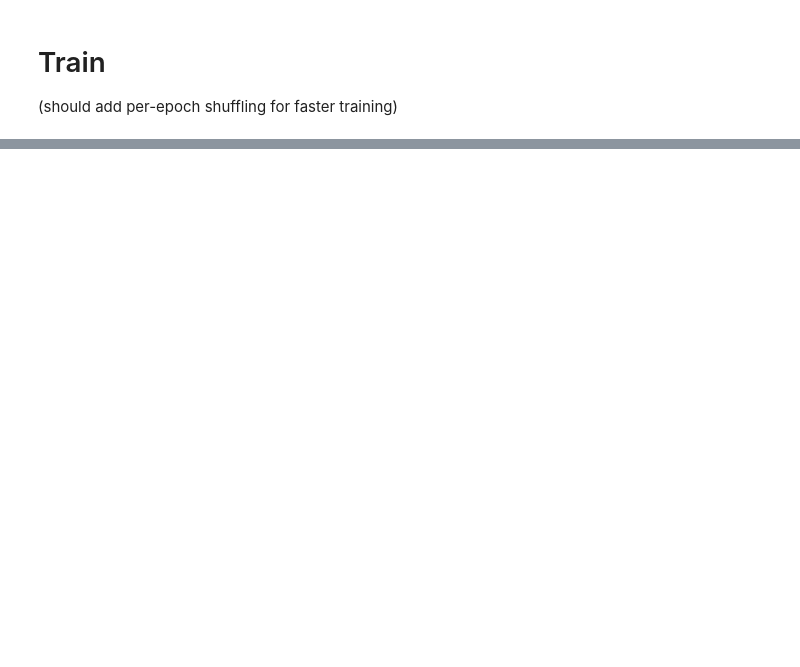
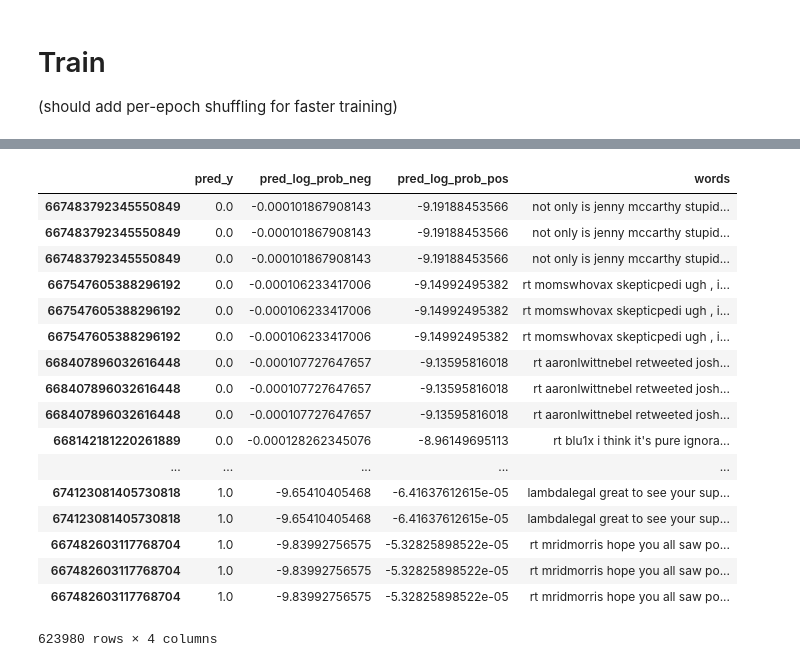
Before and after one commit to quinngroup/sm_w2v, a Jupyter notebook: notebooks/Sentiment_Analysis.ipynb, the cells around one changed output, grey strips where cells are left out. Cells and saved outputs as stored; diff of their text form; code cells hidden in the pictures; blank space fills up the shorter version.

```diff
--- a/notebooks/Sentiment_Analysis.ipynb
+++ b/notebooks/Sentiment_Analysis.ipynb
@@ -125,3 +181,25 @@ for epoch in range(passes):
+# %%
+# example negative HIV/PrEP tweets
+df.sort(columns='pred_log_prob_neg', ascending=True)
+# %% [output]
+|  | pred_y | pred_log_prob_neg | pred_log_prob_pos | words |
+| 667483792345550849 | 0.0 | -0.000101867908143 | -9.19188453566 | not only is jenny mccarthy stupid... |
+| 667483792345550849 | 0.0 | -0.000101867908143 | -9.19188453566 | not only is jenny mccarthy stupid... |
+| 667483792345550849 | 0.0 | -0.000101867908143 | -9.19188453566 | not only is jenny mccarthy stupid... |
+| 667547605388296192 | 0.0 | -0.000106233417006 | -9.14992495382 | rt momswhovax skepticpedi ugh , i... |
+| 667547605388296192 | 0.0 | -0.000106233417006 | -9.14992495382 | rt momswhovax skepticpedi ugh , i... |
+| 667547605388296192 | 0.0 | -0.000106233417006 | -9.14992495382 | rt momswhovax skepticpedi ugh , i... |
+| 668407896032616448 | 0.0 | -0.000107727647657 | -9.13595816018 | rt aaronlwittnebel retweeted josh... |
+| 668407896032616448 | 0.0 | -0.000107727647657 | -9.13595816018 | rt aaronlwittnebel retweeted josh... |
+| 668407896032616448 | 0.0 | -0.000107727647657 | -9.13595816018 | rt aaronlwittnebel retweeted josh... |
+| 668142181220261889 | 0.0 | -0.000128262345076 | -8.96149695113 | rt blu1x i think it's pure ignora... |
+| ... | ... | ... | ... | ... |
+| 674123081405730818 | 1.0 | -9.65410405468 | -6.41637612615e-05 | lambdalegal great to see your sup... |
+| 674123081405730818 | 1.0 | -9.65410405468 | -6.41637612615e-05 | lambdalegal great to see your sup... |
+| 667482603117768704 | 1.0 | -9.83992756575 | -5.32825898522e-05 | rt mridmorris hope you all saw po... |
+| 667482603117768704 | 1.0 | -9.83992756575 | -5.32825898522e-05 | rt mridmorris hope you all saw po... |
+| 667482603117768704 | 1.0 | -9.83992756575 | -5.32825898522e-05 | rt mridmorris hope you all saw po... |
+623980 rows × 4 columns
 # %%
 # topic modeling on PrEP tweets
 # topic modeling on HIV tweets
```
Also changed, not shown: parts of 9 cells of this notebook, 1 other file.
